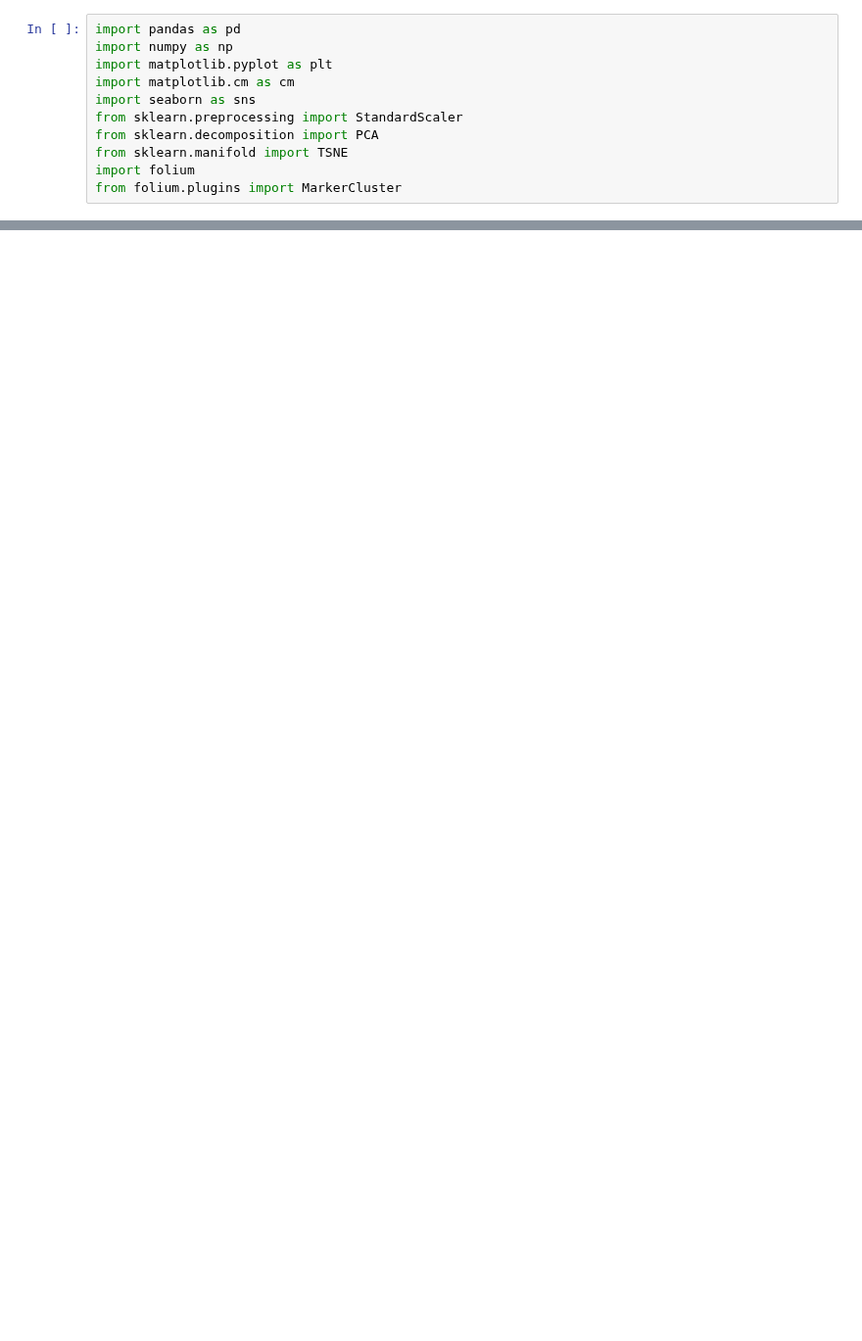
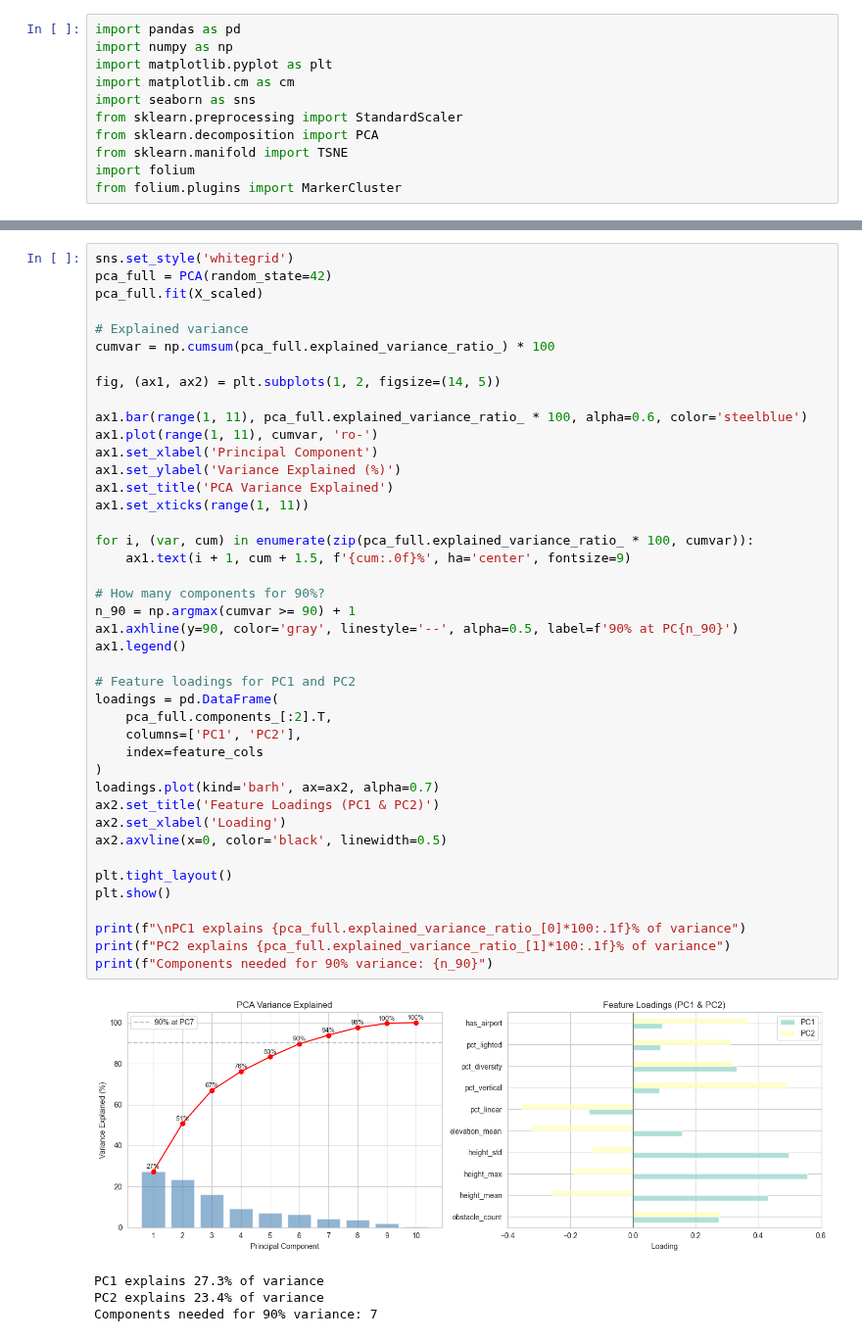
Before and after one commit to maybebool/swiss-airspace-obstacle-profiling, a Jupyter notebook: notebooks/DR_and_Visualization.ipynb, the cells around one changed output, grey strips where cells are left out. Shown at 98% size. Saved outputs shown, nothing was run; the diff lists cells and outputs as text; blank space fills up the shorter version.

```diff
--- a/notebooks/DR_and_Visualization.ipynb
+++ b/notebooks/DR_and_Visualization.ipynb
@@ -20,0 +55,47 @@ from folium.plugins import MarkerCluster
+# %%
+sns.set_style('whitegrid')
+pca_full = PCA(random_state=42)
+pca_full.fit(X_scaled)
+
+# Explained variance
+cumvar = np.cumsum(pca_full.explained_variance_ratio_) * 100
+
+fig, (ax1, ax2) = plt.subplots(1, 2, figsize=(14, 5))
+
+ax1.bar(range(1, 11), pca_full.explained_variance_ratio_ * 100, alpha=0.6, color='steelblue')
+ax1.plot(range(1, 11), cumvar, 'ro-')
+ax1.set_xlabel('Principal Component')
+ax1.set_ylabel('Variance Explained (%)')
+ax1.set_title('PCA Variance Explained')
+ax1.set_xticks(range(1, 11))
+
+for i, (var, cum) in enumerate(zip(pca_full.explained_variance_ratio_ * 100, cumvar)):
+    ax1.text(i + 1, cum + 1.5, f'{cum:.0f}%', ha='center', fontsize=9)
+
+# How many components for 90%?
+n_90 = np.argmax(cumvar >= 90) + 1
+ax1.axhline(y=90, color='gray', linestyle='--', alpha=0.5, label=f'90% at PC{n_90}')
+ax1.legend()
+
+# Feature loadings for PC1 and PC2
+loadings = pd.DataFrame(
+    pca_full.components_[:2].T,
+    columns=['PC1', 'PC2'],
+    index=feature_cols
+)
+loadings.plot(kind='barh', ax=ax2, alpha=0.7)
+ax2.set_title('Feature Loadings (PC1 & PC2)')
+ax2.set_xlabel('Loading')
+ax2.axvline(x=0, color='black', linewidth=0.5)
+
+plt.tight_layout()
+plt.show()
+
+print(f"\nPC1 explains {pca_full.explained_variance_ratio_[0]*100:.1f}% of variance")
+print(f"PC2 explains {pca_full.explained_variance_ratio_[1]*100:.1f}% of variance")
+print(f"Components needed for 90% variance: {n_90}")
+# %% [output]
+[figure, added]
+PC1 explains 27.3% of variance
+PC2 explains 23.4% of variance
+Components needed for 90% variance: 7
```
Also changed, not shown: parts of 11 cells of this notebook.
